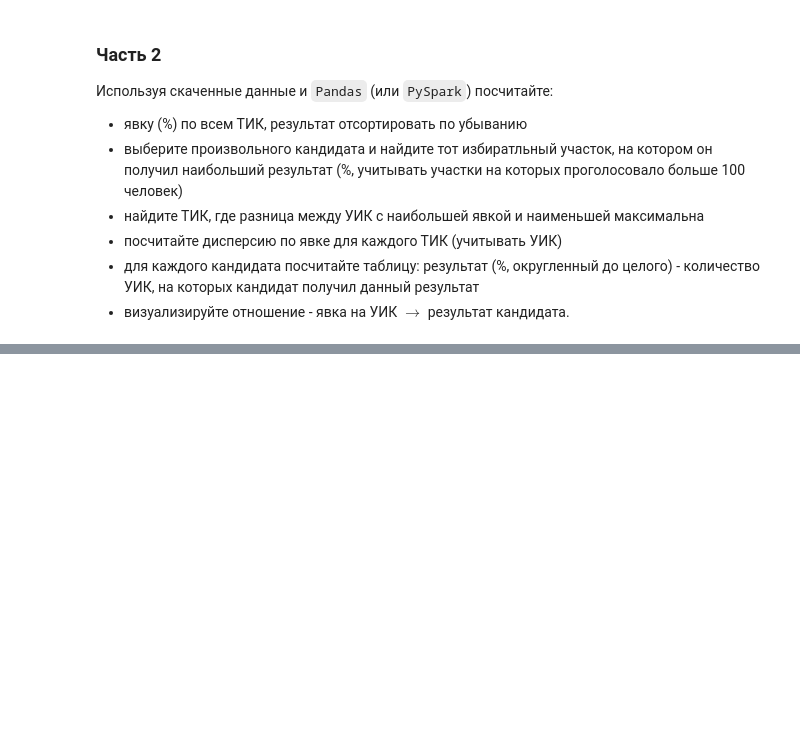
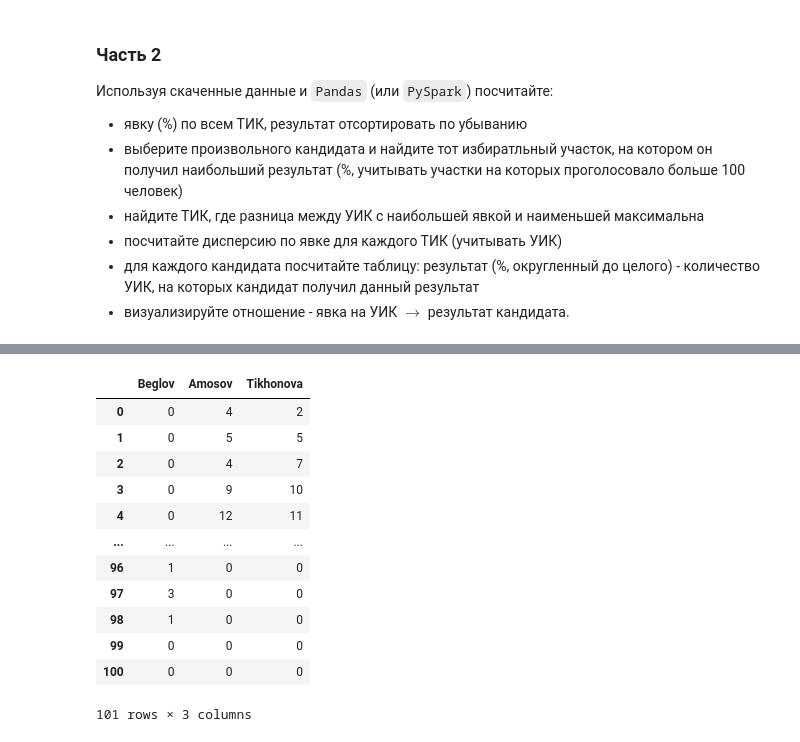
Before and after one commit to vladanills/Document-classification, a Jupyter notebook: tasks/Task_5.ipynb, the cells around one changed output, grey strips where cells are left out. Cells and saved outputs as stored; diff of their text form; code cells hidden in the pictures; blank space fills up the shorter version.

```diff
--- a/tasks/Task_5.ipynb
+++ b/tasks/Task_5.ipynb
@@ -10,0 +18,22 @@
+# %%
+response = requests.get(url)
+tree = lxml.html.fromstring(response.text)
+BASE = tree.xpath('//head/base/@href')[0][:-1]
+links = [BASE + link for link in tree.xpath('////table//table//a/@href')][:-1]
+tiks = [str(i.text) for i in tree.xpath('////table//table//a')][:-1]
+# %%
+rows_2 = []
+rows_1 = []
+for tik, link in zip(tiks, links):
+    response = requests.get(link)
+    tree = lxml.html.fromstring(response.text)
+    new_rows = [str(uik.text) for uik in tree.xpath('//table//table//a')]
+    rows_2.extend(new_rows)
+    m = len(new_rows)
+    rows_1.extend([tik] * m)
+    if link == links[0]:
+        columns = [str(i.text) for i in tree.xpath('//table//table/tr/td/table//tr/td/nobr') if i.text]
+        columns = [columns[i] for i in range(len(columns)) if i % 2 == 1]
+        data = np.array([int(i.text) for i in tree.xpath('//table//table//td/div/table//tr/td/nobr/b')]).reshape(-1, m).T
+    else:
+        data = np.vstack((data, np.array([int(i.text) for i in tree.xpath('//table//table//td/div/table//tr/td/nobr/b')]).reshape(-1, m).T))
@@ -19,0 +130,21 @@
+# %%
+pr = (data[['Beglov', 'Amosov', 'Tikhonova']].div(data['nvoted'], axis=0)*100).astype(int)
+percents = pd.DataFrame(index=list(range(0, 101)))
+for cand in pr.columns:
+    percents[cand] = pr[cand].value_counts()
+percents = percents.fillna(0).astype(int)
+percents
+# %% [output]
+|  | Beglov | Amosov | Tikhonova |
+| 0 | 0 | 4 | 2 |
+| 1 | 0 | 5 | 5 |
+| 2 | 0 | 4 | 7 |
+| 3 | 0 | 9 | 10 |
+| 4 | 0 | 12 | 11 |
+| ... | ... | ... | ... |
+| 96 | 1 | 0 | 0 |
+| 97 | 3 | 0 | 0 |
+| 98 | 1 | 0 | 0 |
+| 99 | 0 | 0 | 0 |
+| 100 | 0 | 0 | 0 |
+101 rows × 3 columns
```
Also changed, not shown: parts of 10 cells of this notebook, 11 other files.
